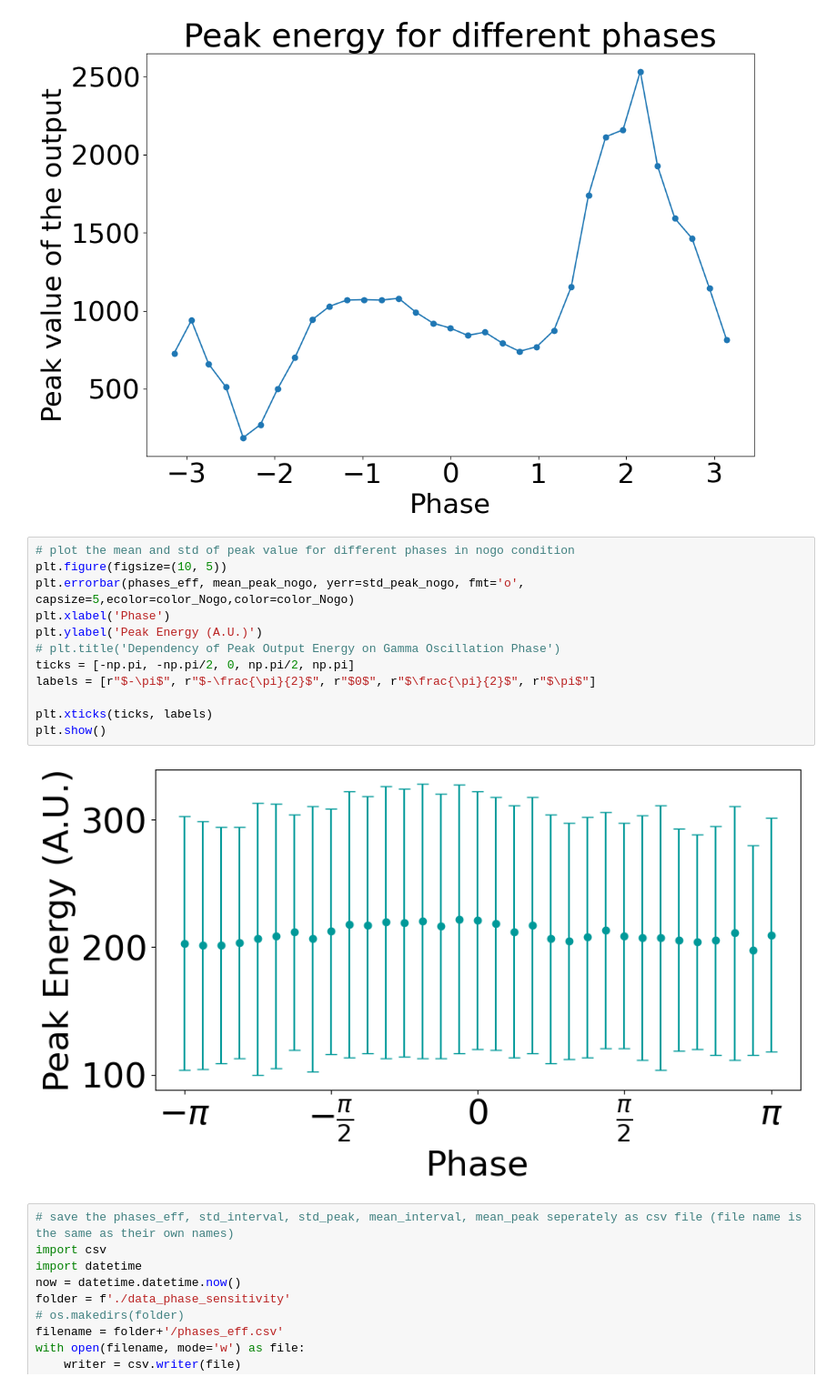
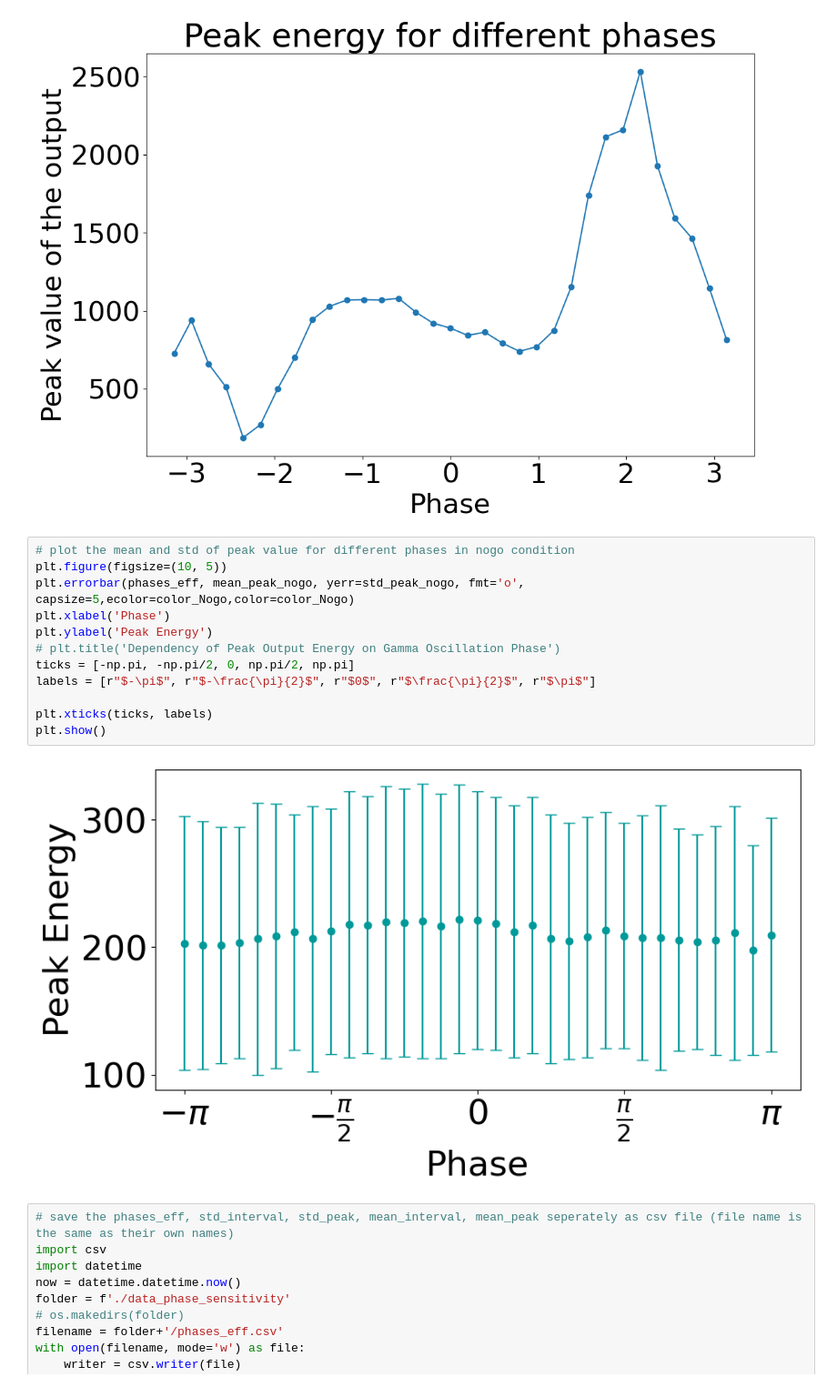
Before and after one commit to LiBinUtokyo/LowRank_ModifiedTheta_SNN, a Jupyter notebook: PYTHON/phase_sensitivity.ipynb, the cells around one changed output. Shown at 91% size. Cells and saved outputs as stored; diff of their text form.

```diff
--- a/PYTHON/phase_sensitivity.ipynb
+++ b/PYTHON/phase_sensitivity.ipynb
@@ -737,17 +738,17 @@ plt.show()
 # %%
 # plot the mean and std of peak value for different phases in nogo condition
 plt.figure(figsize=(10, 5))
 plt.errorbar(phases_eff, mean_peak_nogo, yerr=std_peak_nogo, fmt='o', capsize=5,ecolor=color_Nogo,color=color_Nogo)
 plt.xlabel('Phase')
-plt.ylabel('Peak Energy (A.U.)')
+plt.ylabel('Peak Energy')
 # plt.title('Dependency of Peak Output Energy on Gamma Oscillation Phase')
 ticks = [-np.pi, -np.pi/2, 0, np.pi/2, np.pi]
 labels = [r"$-\pi$", r"$-\frac{\pi}{2}$", r"$0$", r"$\frac{\pi}{2}$", r"$\pi$"]
 
 plt.xticks(ticks, labels)
 plt.show()
 # %% [output]
-[figure, old version]
+[figure, new version]
 # %%
 # save the phases_eff, std_interval, std_peak, mean_interval, mean_peak seperately as csv file (file name is the same as their own names)
 import csv
```
Also changed, not shown: parts of 11 cells of this notebook, 6 other files.
